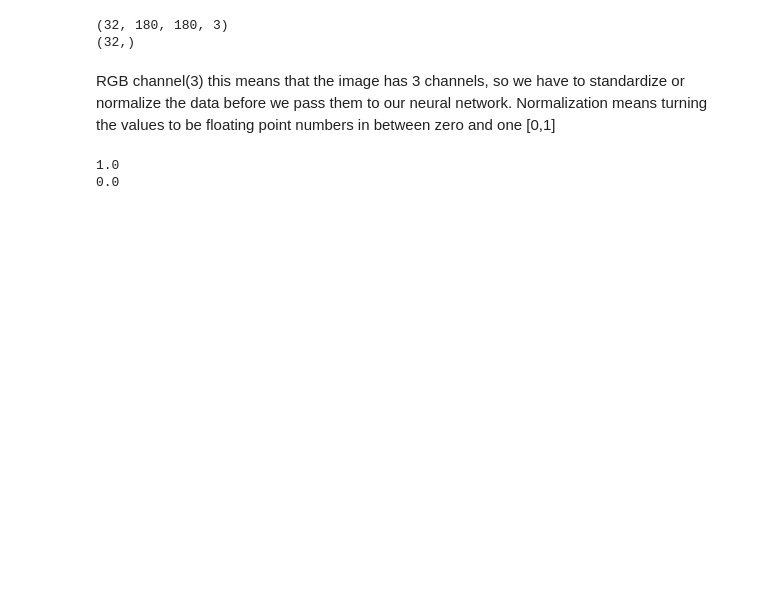
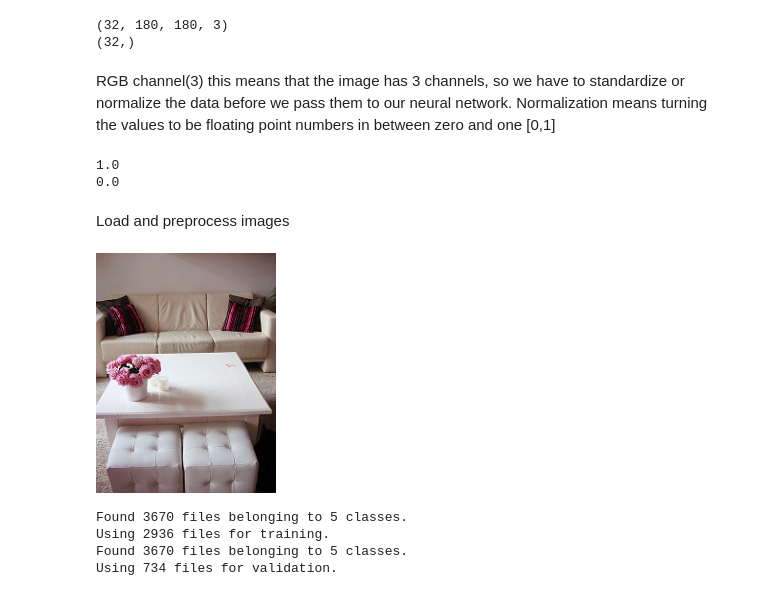
Before and after one commit to Reptilefury/coursera-machine-learning, a Jupyter notebook: Load_and_Preprocess_Images.ipynb, the cells around one changed output. Cells and saved outputs as stored; diff of their text form; code cells hidden in the pictures; blank space fills up the shorter version.

```diff
--- a/Load_and_Preprocess_Images.ipynb
+++ b/Load_and_Preprocess_Images.ipynb
@@ -95,3 +97,5 @@ for image,label in normalized_ds.take(1):
 # %% [output]
 1.0
 0.0
+# %% [markdown]
+Load and preprocess images
@@ -97,0 +109,36 @@ for image,label in normalized_ds.take(1):
+# %%
+flower_url = "https://storage.googleapis.com/download.tensorflow.org/example_images/flower_photos.tgz"
+data_dir = tf.keras.utils.get_file(fname="flower_photos",origin=flower_url,untar=True)
+data_dir = Path(data_dir)
+roses = list(data_dir.glob("roses/*"))
+PIL.Image.open(str(roses[7]))
+# %% [output]
+[figure, added]
+# %%
+image_width = 180
+image_height = 180
+image_size = (image_width,image_height)
+batch = 32
+#Load the data from disk
+train_dataset = tf.keras.utils.image_dataset_from_directory(
+    data_dir,
+    subset = "training",
+    seed = 123,
+    validation_split = 0.2,
+    image_size = image_size,
+    batch_size = batch
+    )
+
+test_dataset = tf.keras.utils.image_dataset_from_directory(
+    data_dir,
+    subset = "validation",
+    seed = 123,
+    validation_split = 0.2,
+    image_size = image_size,
+    batch_size = batch
+)
+# %% [output]
+Found 3670 files belonging to 5 classes.
+Using 2936 files for training.
+Found 3670 files belonging to 5 classes.
+Using 734 files for validation.
```
Also changed, not shown: parts of 14 cells of this notebook.
